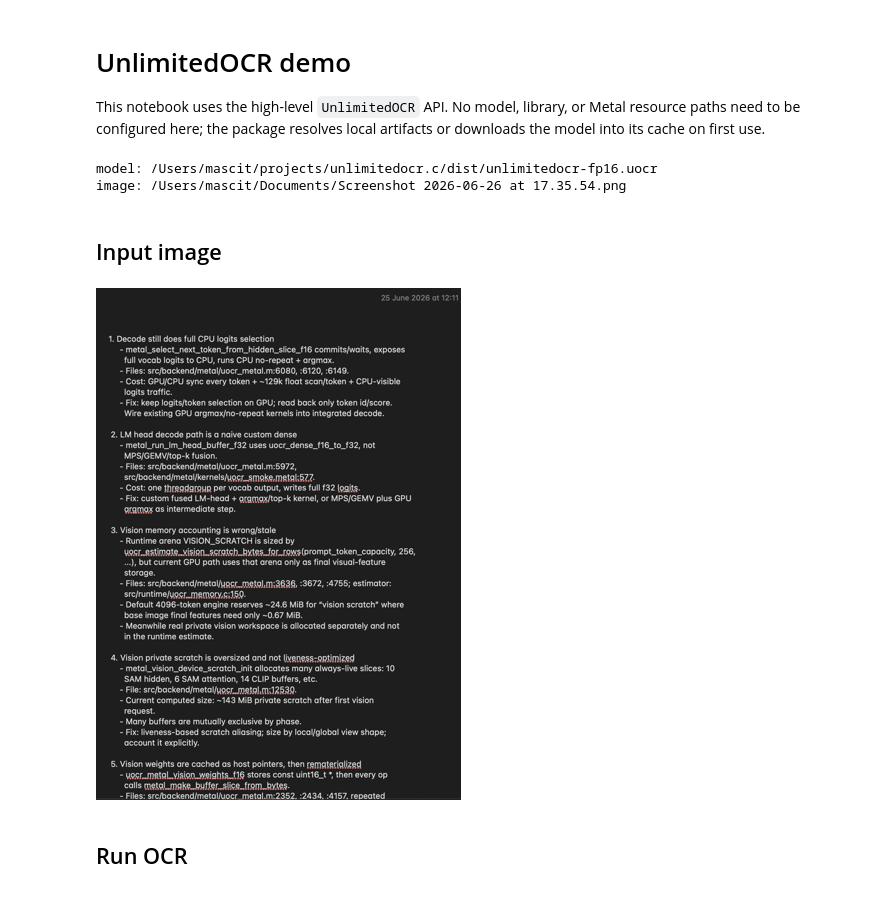
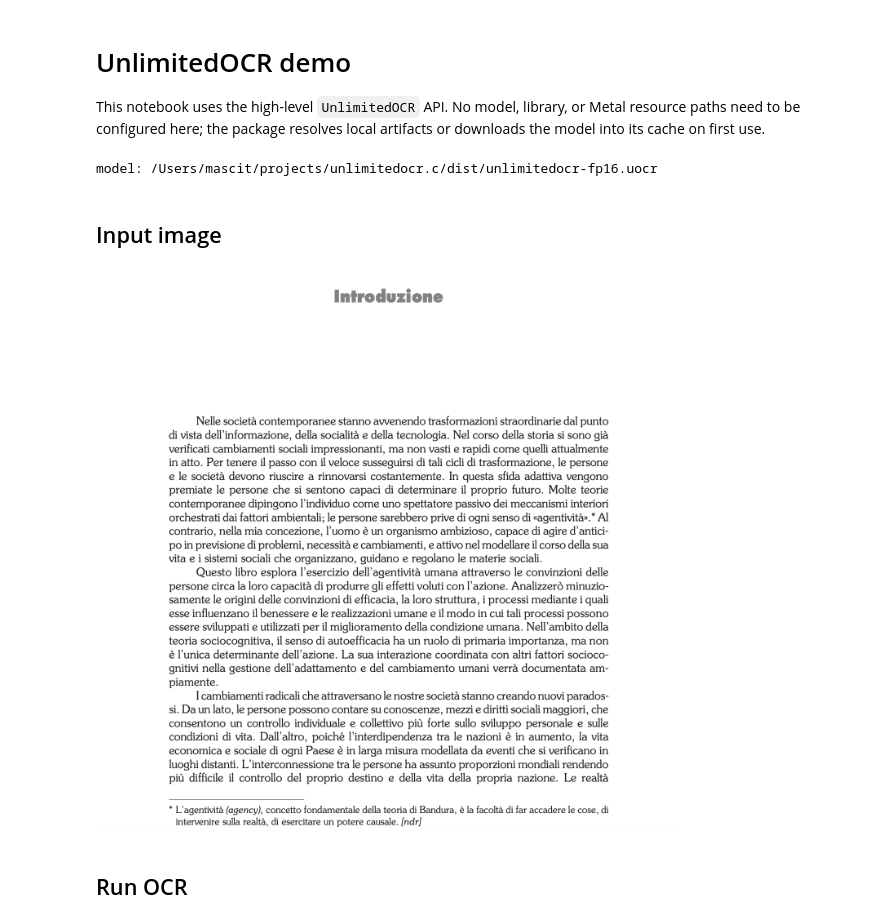
Before and after one commit to masc-it/unlimitedocr.c, a Jupyter notebook: notebooks/demo.ipynb, the cells around one changed output. Cells and saved outputs as stored; diff of their text form; code cells hidden in the pictures.

```diff
--- a/notebooks/demo.ipynb
+++ b/notebooks/demo.ipynb
@@ -8,25 +8,23 @@ from IPython.display import display
 from PIL import Image
 from unlimitedocr_c import UnlimitedOCR
 
-IMAGE_PATH = Path('/Users/mascit/Documents/Screenshot 2026-06-26 at 17.35.54.png')
-#IMAGE_PATH = Path('../docs/test.png')
-
 ocr = UnlimitedOCR()
 print('model:', ocr.model_path)
-print('image:', IMAGE_PATH)
 # %% [output]
 model: /Users/mascit/projects/unlimitedocr.c/dist/unlimitedocr-fp16.uocr
-image: /Users/mascit/Documents/Screenshot 2026-06-26 at 17.35.54.png
 # %%
 IMAGE_PATH = Path('/Users/mascit/Documents/Screenshot 2026-06-26 at 17.35.54.png')
+IMAGE_PATH = Path('../docs/test.png')
+IMAGE_PATH = Path('/Users/mascit/Documents/Screenshot 2026-07-05 at 12.42.28.png')
+IMAGE_PATH = Path('/Users/mascit/Documents/Screenshot 2026-07-05 at 12.49.33.png')
 # %% [markdown]
 ## Input image
 # %%
 image = Image.open(IMAGE_PATH)
-image.thumbnail((512, 512))
+#image.thumbnail((512, 512))
 display(image)
 # %% [output]
-[figure, old version]
+[figure, new version]
 # %% [markdown]
 ## Run OCR
 # %%
```
Also changed, not shown: parts of 1 cell of this notebook, 1 other file.
